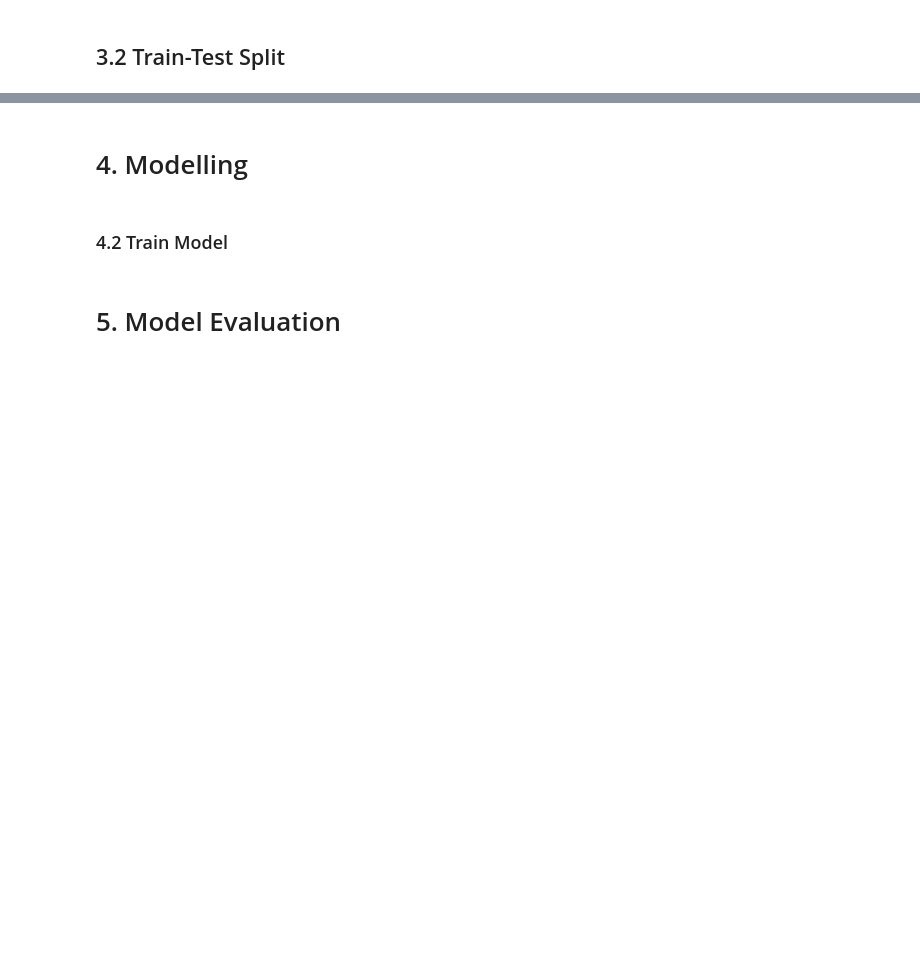
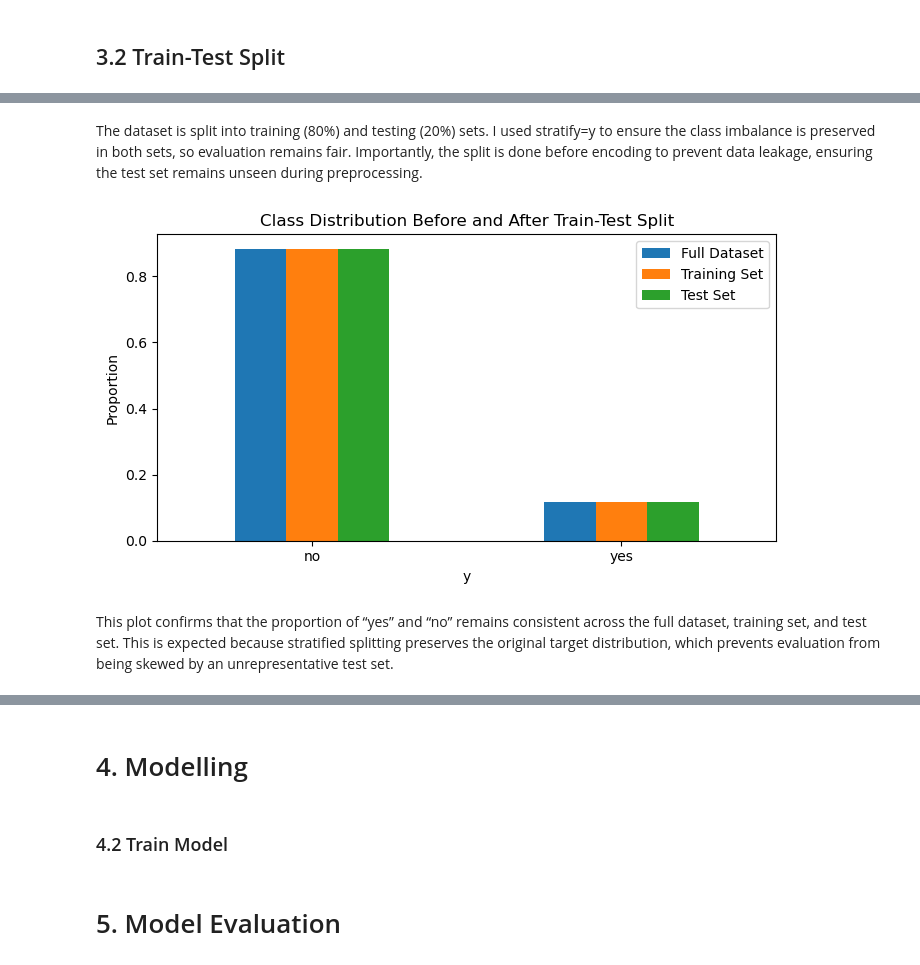
Before and after one commit to xousies/mldp-assignment, a Jupyter notebook: Program Codes.ipynb, the cells around one changed output, grey strips where cells are left out. Cells and saved outputs as stored; diff of their text form; code cells hidden in the pictures; blank space fills up the shorter version.

```diff
--- a/Program Codes.ipynb
+++ b/Program Codes.ipynb
@@ -329,3 +329,7 @@ The relationship analysis reveals that subscription behaviour is driven primaril
 # 3. Data Preparation
 # %% [markdown]
 ## 3.1 Data Cleaning
+# %%
+df_prep = df.copy()
+
+df_prep.shape, df_prep["y"].value_counts()
@@ -331,0 +344,8 @@ The relationship analysis reveals that subscription behaviour is driven primaril
+# %%
+# Standardise string columns (avoid messy categories like " unknown " vs "unknown")
+obj_cols = df_prep.select_dtypes(include="object").columns
+
+for col in obj_cols:
+    df_prep[col] = df_prep[col].astype(str).str.strip().str.lower()
+
+df_prep[obj_cols].head()
@@ -332,2 +379,7 @@ The relationship analysis reveals that subscription behaviour is driven primaril
 # %% [markdown]
 ## 3.2 Train-Test Split
+# %%
+X = df_prep.drop(columns=["y"])
+y = df_prep["y"]  # target: "yes" or "no"
+
+y.value_counts(normalize=True)
@@ -333,0 +393,11 @@ The relationship analysis reveals that subscription behaviour is driven primaril
+# %%
+from sklearn.model_selection import train_test_split
+
+X_train, X_test, y_train, y_test = train_test_split(
+    X, y,
+    test_size=0.2,
+    random_state=42,
+    stratify=y
+)
+
+X_train.shape, X_test.shape, y_train.value_counts(normalize=True), y_test.value_counts(normalize=True)
@@ -333,0 +415,22 @@ The relationship analysis reveals that subscription behaviour is driven primaril
+# %% [markdown]
+The dataset is split into training (80%) and testing (20%) sets. I used stratify=y to ensure the class imbalance is preserved in both sets, so evaluation remains fair. Importantly, the split is done before encoding to prevent data leakage, ensuring the test set remains unseen during preprocessing.
+# %%
+import pandas as pd
+import matplotlib.pyplot as plt
+
+split_summary = pd.DataFrame({
+    "Full Dataset": y.value_counts(normalize=True),
+    "Training Set": y_train.value_counts(normalize=True),
+    "Test Set": y_test.value_counts(normalize=True)
+})
+
+split_summary.plot(kind="bar", figsize=(7,4))
+plt.title("Class Distribution Before and After Train-Test Split")
+plt.ylabel("Proportion")
+plt.xticks(rotation=0)
+plt.tight_layout()
+plt.show()
+# %% [output]
+[figure, added]
+# %% [markdown]
+This plot confirms that the proportion of “yes” and “no” remains consistent across the full dataset, training set, and test set. This is expected because stratified splitting preserves the original target distribution, which prevents evaluation from being skewed by an unrepresentative test set.
```
Also changed, not shown: parts of 19 cells of this notebook.
